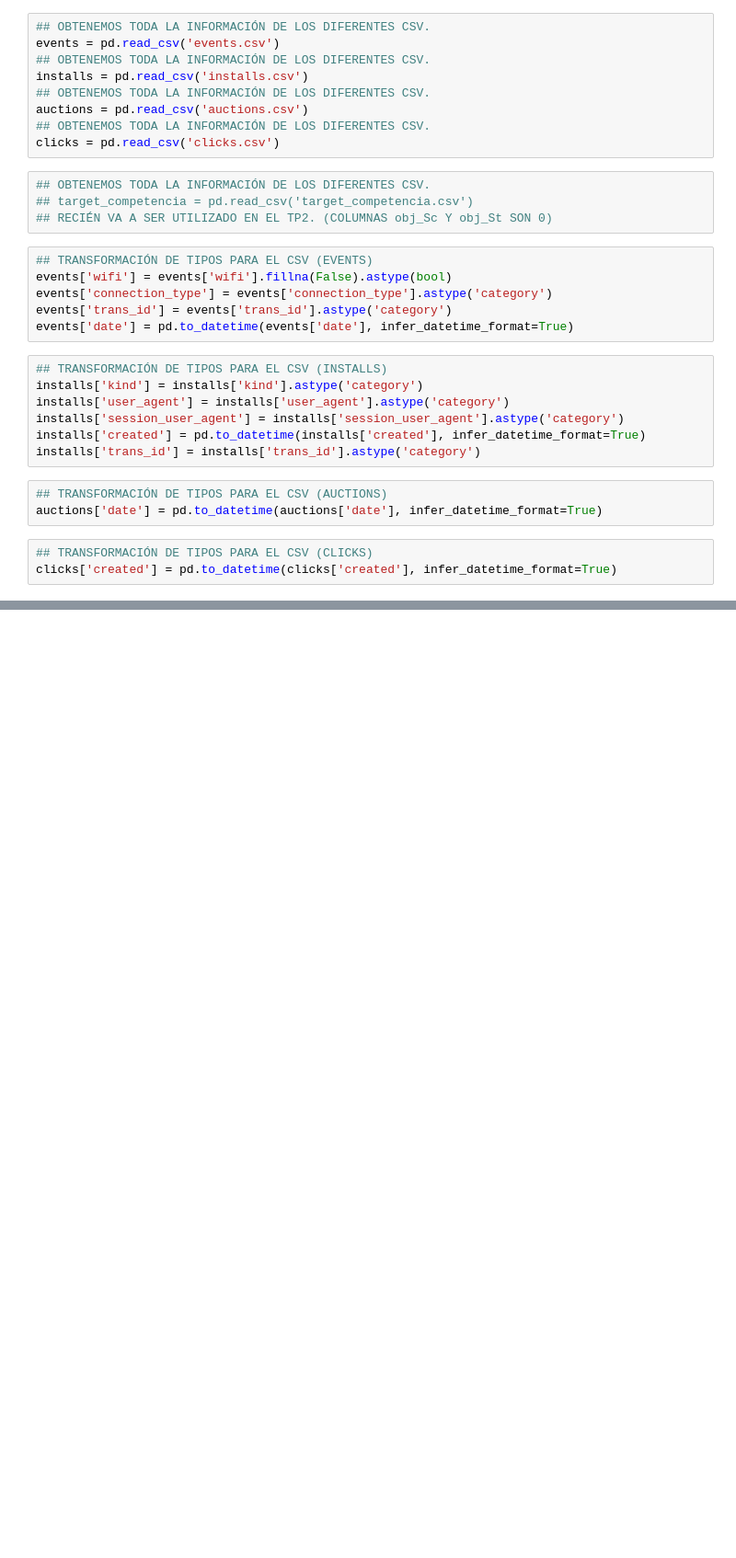
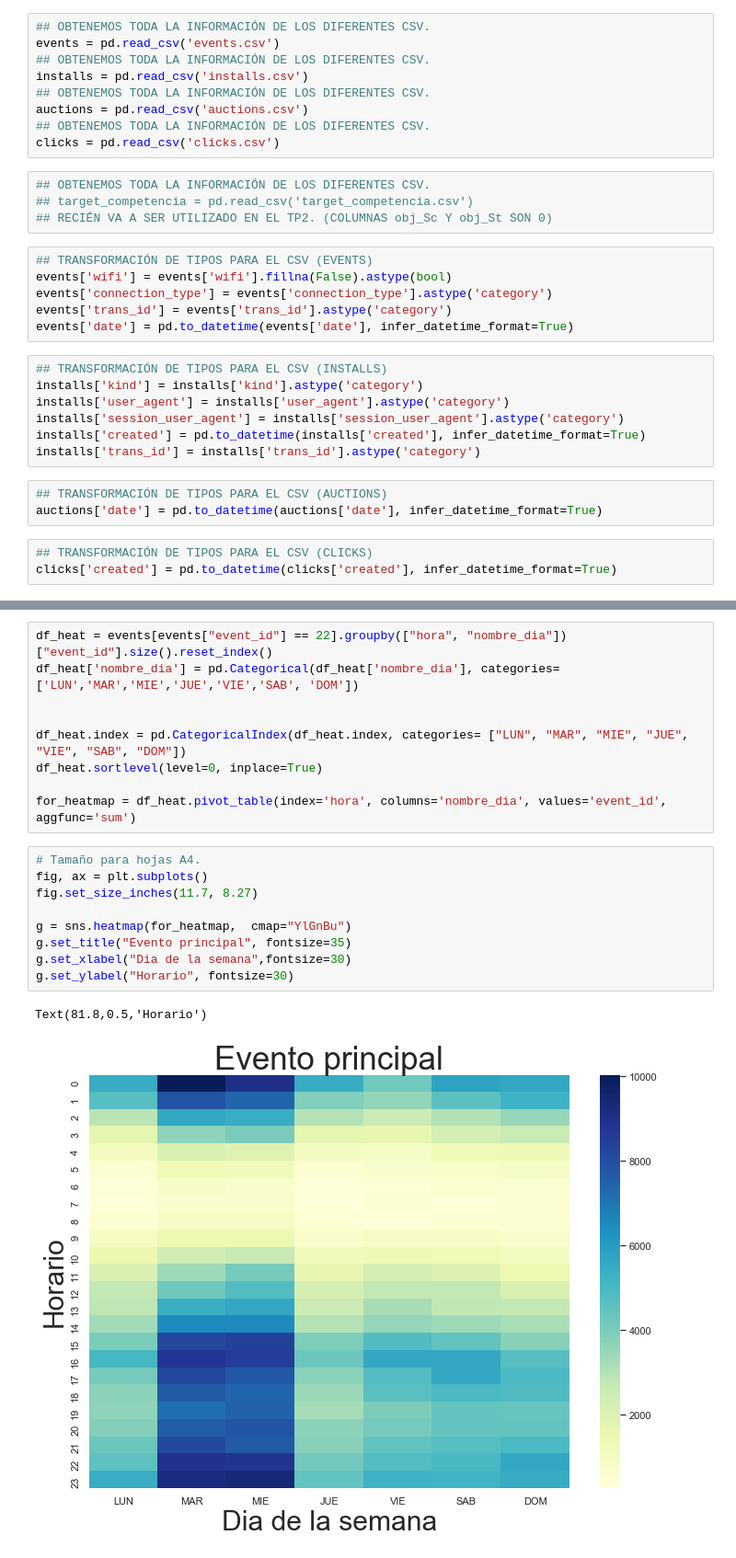
Before and after one commit to asilvestri2020/7506_1C2019, a Jupyter notebook: TP1/TP1_AnalisisInicial.ipynb, the cells around one changed output, grey strips where cells are left out. Shown at 92% size. Saved outputs shown, nothing was run; the diff lists cells and outputs as text; blank space fills up the shorter version.

```diff
--- a/TP1/TP1_AnalisisInicial.ipynb
+++ b/TP1/TP1_AnalisisInicial.ipynb
@@ -120,0 +315,21 @@ memory usage: 3.8+ MB
+# %%
+df_heat = events[events["event_id"] == 22].groupby(["hora", "nombre_dia"])["event_id"].size().reset_index()
+df_heat['nombre_dia'] = pd.Categorical(df_heat['nombre_dia'], categories=['LUN','MAR','MIE','JUE','VIE','SAB', 'DOM'])
+
+
+df_heat.index = pd.CategoricalIndex(df_heat.index, categories= ["LUN", "MAR", "MIE", "JUE", "VIE", "SAB", "DOM"])
+df_heat.sortlevel(level=0, inplace=True)
+
+for_heatmap = df_heat.pivot_table(index='hora', columns='nombre_dia', values='event_id', aggfunc='sum')
+# %%
+# Tamaño para hojas A4.
+fig, ax = plt.subplots()
+fig.set_size_inches(11.7, 8.27)
+
+g = sns.heatmap(for_heatmap,  cmap="YlGnBu")
+g.set_title("Evento principal", fontsize=35)
+g.set_xlabel("Dia de la semana",fontsize=30)
+g.set_ylabel("Horario", fontsize=30)
+# %% [output]
+Text(81.8,0.5,'Horario')
+[figure, added]
```
Also changed, not shown: parts of 10 cells of this notebook.
